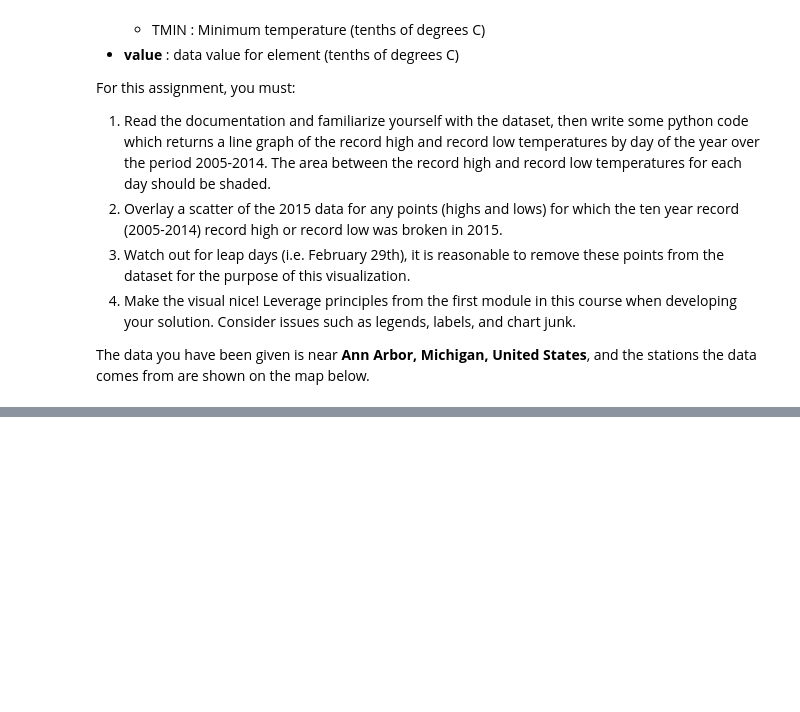
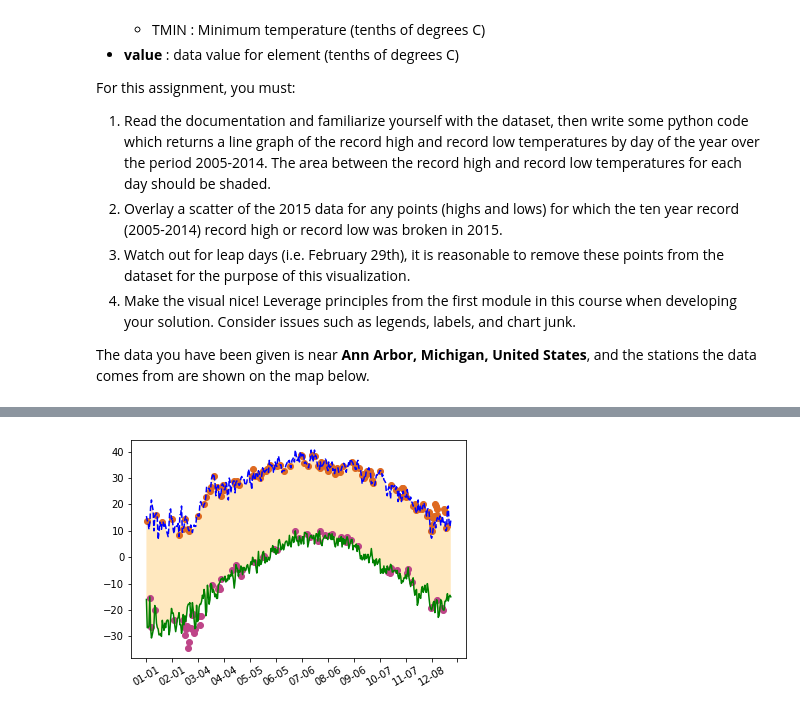
Before and after one commit to irlalmeida/applied-data-representation, a Jupyter notebook: plotting-Assignment2.ipynb, the cells around one changed output, grey strips where cells are left out. Drawn from its saved outputs; the diff is of its cells as text; code cells hidden in the pictures; blank space fills up the shorter version.

Commit message:
label-adjustments

```diff
--- a/plotting-Assignment2.ipynb
+++ b/plotting-Assignment2.ipynb
@@ -55,8 +55,10 @@ minimum['Date'] = minimum['Date'].dt.strftime('%m-%d')
 minimum.sort_values(by=['Data_Value'], ascending=True, inplace=True)
 minimum.drop_duplicates(subset=['Date'], keep='first', inplace=True)
 minimum.sort_values(by=['Date'], ascending=True, inplace=True)
+minimum['Date'] = minimum['Date'].dt.strftime('%b-%d')
 
 maximum['Date'] = maximum['Date'].dt.strftime('%m-%d')
 maximum.sort_values(by=['Data_Value'], ascending=False, inplace=True)
 maximum.drop_duplicates(subset=['Date'], keep='first', inplace=True)
 maximum.sort_values(by=['Date'], ascending=True, inplace=True)
+maximum['Date'] = maximum['Date'].dt.strftime('%b-%d')
@@ -72,13 +95,15 @@ scatter_min['Date'] = scatter_min['Date'].dt.strftime('%m-%d')
 scatter_min.sort_values(by=['Data_Value'], ascending=True, inplace=True)
 scatter_min.drop_duplicates(subset=['Date'], keep='first', inplace=True)
 scatter_min.sort_values(by=['Date'], ascending=True, inplace=True)
+scatter_min['Date'] = scatter_min['Date'].dt.strftime('%b-%d')
 
 scatter_max = scatter[scatter['Element'] == 'TMAX']
 scatter_max['Data_Value'] = scatter_max['Data_Value'].div(10)
 scatter_max['Date'] = scatter_max['Date'].dt.strftime('%m-%d')
 scatter_max.sort_values(by=['Data_Value'], ascending=False, inplace=True)
 scatter_max.drop_duplicates(subset=['Date'], keep='first', inplace=True)
-scatter_max.sort_values(by=['Date'], ascending=True, inplace=True)
+scatter_max.sort_values(by=['Date'], ascending=False, inplace=True)
+scatter_max['Date'] = scatter_max['Date'].dt.strftime('%b-%d')
 
 
 min_points = scatter_min.merge(minimum, how = 'outer' ,indicator=True).loc[lambda x : x['_merge']=='left_only']
@@ -86,9 +140,23 @@ max_points = scatter_max.merge(maximum, how = 'outer' ,indicator=True).loc[lambd
 # %%
+plt.figure()
+
+#start_date = dt.datetime(2004, 1, 1)
+#def make_label(value, pos):
+#    time = start_date + dt.timedelta(days = 365 + value)
+#    return time.strftime('%b %y')
+
+ax = plt.axes()
+#ax.xaxis.set_major_formatter(ticker.FuncFormatter(12))
+ax.xaxis.set_major_locator(ticker.MultipleLocator(31))
+
+labels = ax.get_xticklabels()
+plt.setp(labels, rotation = 30.)
+
 observation_dates = maximum['Date'].array
-plt.figure()
-plt.gca().fill_between(maximum['Date'], maximum['Data_Value'], minimum['Data_Value'], facecolor='brown', alpha=0.25)
+plt.gca().fill_between(maximum['Date'], maximum['Data_Value'], minimum['Data_Value'], facecolor='orange', alpha=0.25)
 plt.scatter(min_points['Date'], min_points['Data_Value'], c='#be4588')
 plt.scatter(max_points['Date'], max_points['Data_Value'], c='#de6a21')
 plt.plot(maximum['Date'], maximum['Data_Value'], '--b', maximum['Date'], minimum['Data_Value'], '-g')
-
 plt.show()
+# %% [output]
+[figure, added]
```
Also changed, not shown: parts of 3 cells of this notebook.
